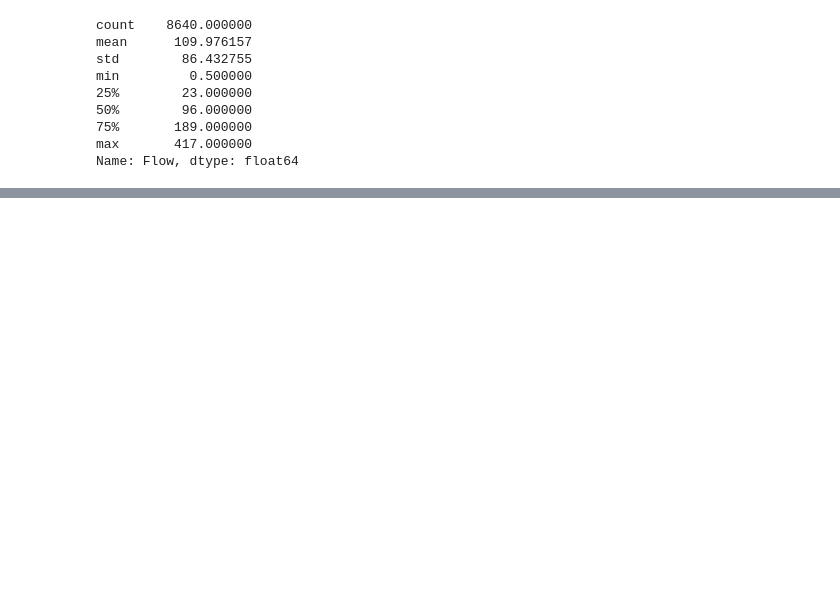
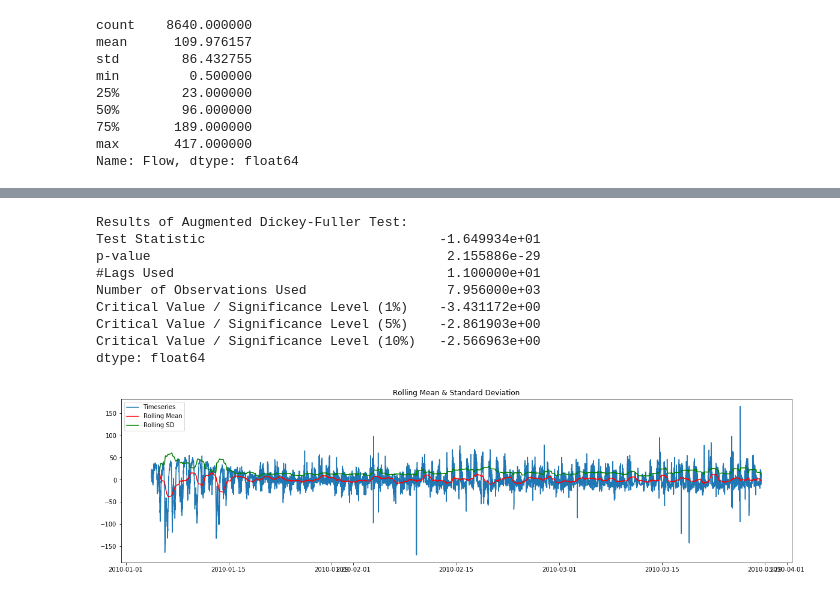
Before and after one commit to ankushjain2001/Traffic-Congestion-EDA, a Jupyter notebook: Traffic Congestion - Data Exploration.ipynb, the cells around one changed output, grey strips where cells are left out. Saved outputs shown, nothing was run; the diff lists cells and outputs as text; code cells hidden in the pictures; blank space fills up the shorter version.

```diff
--- a/Traffic Congestion - Data Exploration.ipynb
+++ b/Traffic Congestion - Data Exploration.ipynb
@@ -356,0 +389,15 @@ dtype: float64
+# %%
+# Checking stationarity of the weekly frequency timeseries by decomposition
+residual.dropna(inplace=True)
+stationarityTest(residual)
+# %% [output]
+Results of Augmented Dickey-Fuller Test:
+Test Statistic                              -1.649934e+01
+p-value                                      2.155886e-29
+#Lags Used                                   1.100000e+01
+Number of Observations Used                  7.956000e+03
+Critical Value / Significance Level (1%)    -3.431172e+00
+Critical Value / Significance Level (5%)    -2.861903e+00
+Critical Value / Significance Level (10%)   -2.566963e+00
+dtype: float64
+[figure, added]
```
Also changed, not shown: parts of 10 cells of this notebook.
